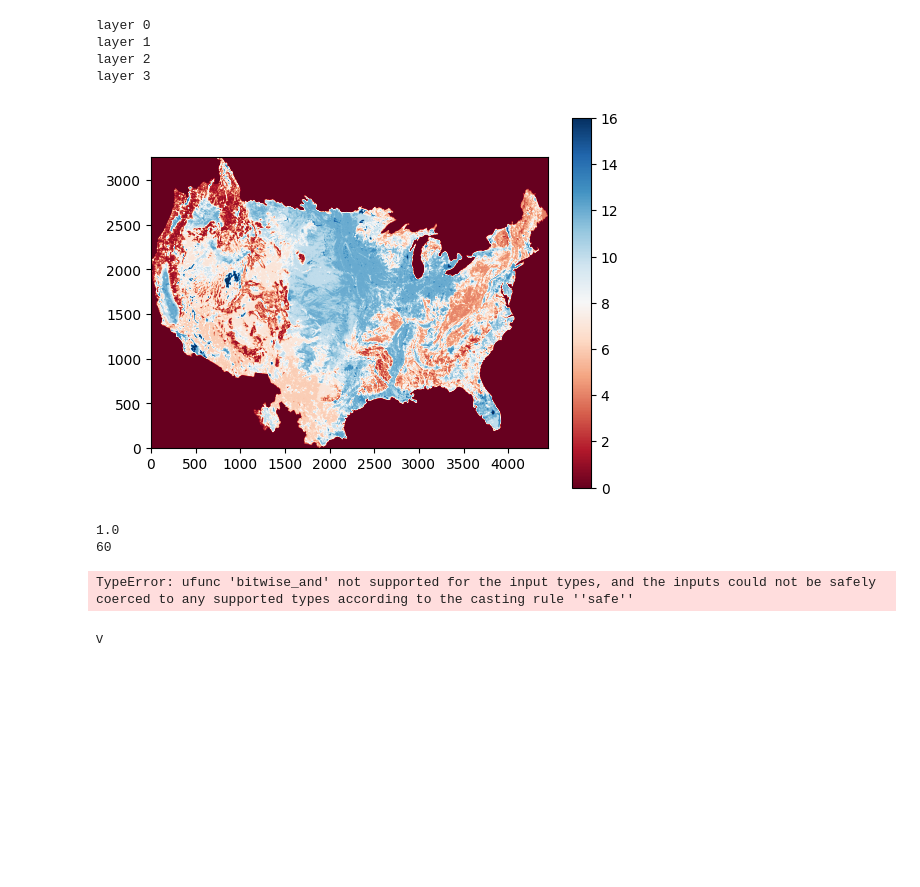
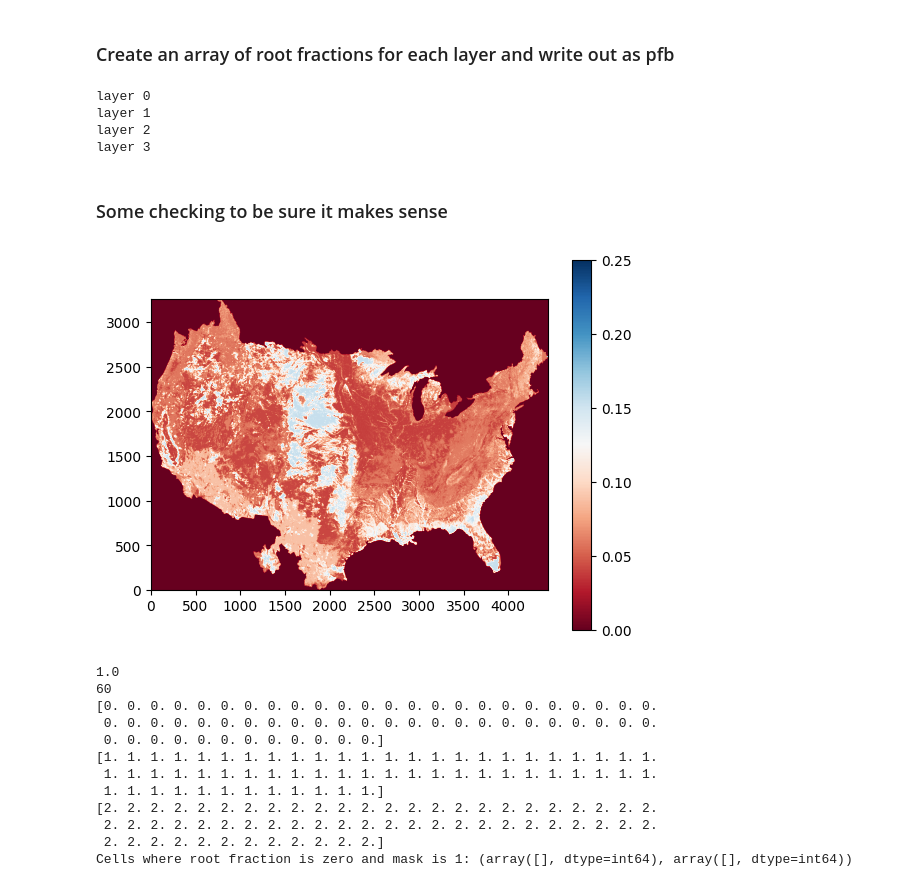
Before and after one commit to HydroFrame-ML/hydrogen-emulator-configurable, a Jupyter notebook: notebooks/Calculate_RootZoneFracs.ipynb, the cells around one changed output. Drawn from its saved outputs; the diff is of its cells as text; code cells hidden in the pictures; blank space fills up the shorter version.

Commit message:
updating root zone and evap trans calcs

```diff
--- a/notebooks/Calculate_RootZoneFracs.ipynb
+++ b/notebooks/Calculate_RootZoneFracs.ipynb
@@ -43,13 +63,9 @@ hf.register_api_pin(email, pin)
 # %%
 # Read in the root zone parameters by land cover type
-param_dir='/Users/laura/Documents/Research/NAIRR/hydrogen-emulator-1ts/notebooks'
-
-rz_param = pd.read_csv('./notebooks/land_cover_params.csv', index_col='Land Cover Type')
-print(rz_param.columns)
-dz_list = [0.1, 0.3, 0.6, 1.0, 5.0, 10.0, 25.0, 50.0, 100.0, 200.0]
+rz_param = pd.read_csv(os.path.join(param_dir, 'land_cover_params.csv'), index_col='Land Cover Type')
 top_depth = np.append(0, np.cumsum(dz_list)) #Top depth of each layer
 nz=len(dz_list)
-nroot_lay = 4 #number of layers the root zone is distributed over
+
 
 # Function to calculate the root zone fraction in any layer given the a and b parameters and the top and bottom depth of the layer
 def calc_root_frac(row, top_depth, bottom_depth):
@@ -94,8 +110,16 @@ options = {
 }
 mask=hf.get_gridded_data(options)
 
+#Read the top patch data
+options = {
+      "dataset":"conus2_domain", "grid": "conus2", "variable": "top_patch"
+}
+top_patch=hf.get_gridded_data(options)
+
 #print(landcover.shape)
 #print(np.max(landcover))
 #print(np.min(landcover))
 #print(np.sum(mask))
+# %% [markdown]
+### Create an array of root fractions for each layer and write out as pfb
 # %%
@@ -115,24 +139,39 @@ layer 0
 layer 1
 layer 2
 layer 3
-# %%
-str= plt.imshow(landcover, cmap = "RdBu", origin='lower')
-plt.colorbar(str, ax=plt.gca())
-plt.show()
-
-
-
-print(np.max(root_frac))
-print(np.count_nonzero(root_frac == 1))
-
-#print(np.count_nonzero(landcover == 0 & mask==1))
-
-print(landcover[root_frac==1]) #where are these 60 cells is this just a missmatch of the landcover and the mask?
-print(mask[root_frac==1])
-# %% [output]
-[figure, removed]
-1.0
-60
-TypeError: ufunc 'bitwise_and' not supported for the input types, and the inputs could not be safely coerced to any supported types according to the casting rule ''safe''
-# %% [markdown]
-v
+# %% [markdown]
+### Some checking to be sure it makes sense
+# %%
+str= plt.imshow(root_frac, cmap = "RdBu", origin='lower')
+str.set_clim(vmin=0, vmax=0.25)
+plt.colorbar(str, ax=plt.gca())
+plt.show()
+
+#There are 60 locations where the root fraction is equal to 1
+# These all correspond to places where the landcover type is 0 and the mask is 1 and the top patch = 2
+# And they don't seem to correspond to lakes or sinks
+# From the CONUS2 run script: CONUS2.Geom.domain.Patches = "ocean land top lake sink bottom"
+# I think this means 2= top
+print(np.max(root_frac))
+print(np.count_nonzero(root_frac == 1))
+print(landcover[root_frac==1]) #where are these 60 cells is this just a missmatch of the landcover and the mask?
+print(mask[root_frac==1])
+print(top_patch[root_frac==1])
+
+# Check for locations where the root fraction is zero and the mask is 1
+zero_root_frac_cells = np.where((root_frac == 0) & (mask == 1))
+print("Cells where root fraction is zero and mask is 1:", zero_root_frac_cells)
+# %% [output]
+[figure, added]
+1.0
+60
+[0. 0. 0. 0. 0. 0. 0. 0. 0. 0. 0. 0. 0. 0. 0. 0. 0. 0. 0. 0. 0. 0. 0. 0.
+ 0. 0. 0. 0. 0. 0. 0. 0. 0. 0. 0. 0. 0. 0. 0. 0. 0. 0. 0. 0. 0. 0. 0. 0.
+ 0. 0. 0. 0. 0. 0. 0. 0. 0. 0. 0. 0.]
+[1. 1. 1. 1. 1. 1. 1. 1. 1. 1. 1. 1. 1. 1. 1. 1. 1. 1. 1. 1. 1. 1. 1. 1.
+ 1. 1. 1. 1. 1. 1. 1. 1. 1. 1. 1. 1. 1. 1. 1. 1. 1. 1. 1. 1. 1. 1. 1. 1.
+ 1. 1. 1. 1. 1. 1. 1. 1. 1. 1. 1. 1.]
+[2. 2. 2. 2. 2. 2. 2. 2. 2. 2. 2. 2. 2. 2. 2. 2. 2. 2. 2. 2. 2. 2. 2. 2.
+ 2. 2. 2. 2. 2. 2. 2. 2. 2. 2. 2. 2. 2. 2. 2. 2. 2. 2. 2. 2. 2. 2. 2. 2.
+ 2. 2. 2. 2. 2. 2. 2. 2. 2. 2. 2. 2.]
+Cells where root fraction is zero and mask is 1: (array([], dtype=int64), array([], dtype=int64))
```
Also changed, not shown: parts of 9 cells of this notebook, 2 other files.
